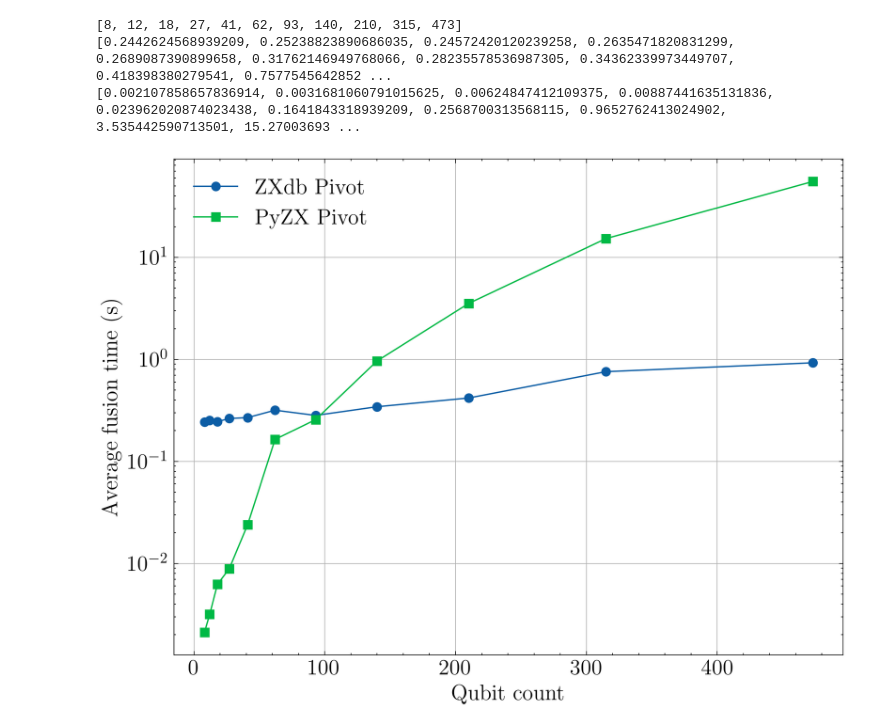
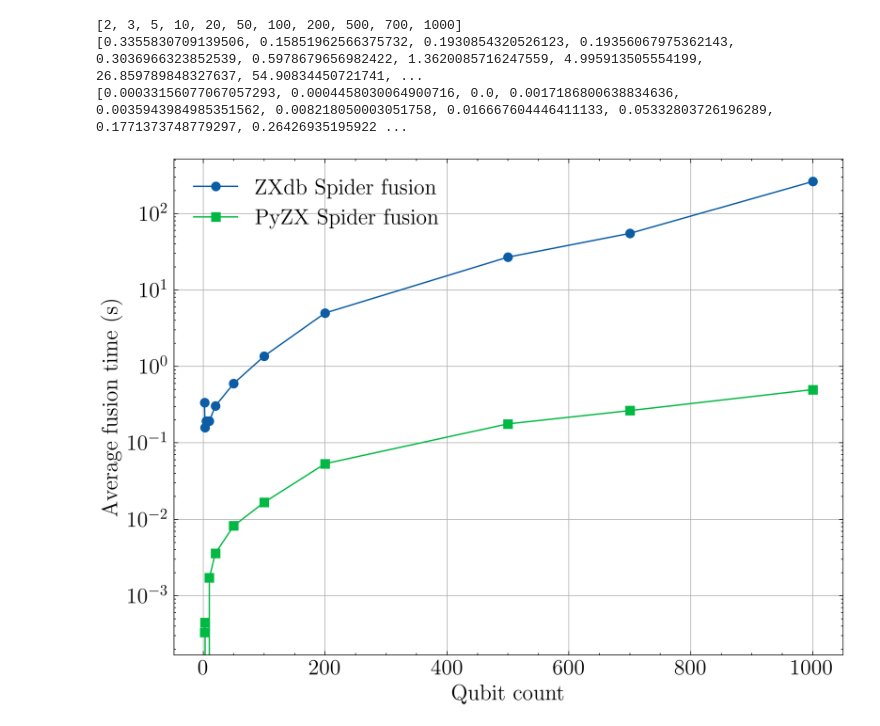
Before and after one commit to valterUo/zxdb, a Jupyter notebook: experiments/plot_results.ipynb, the cells around one changed output. Cells and saved outputs as stored; diff of their text form; code cells hidden in the pictures.

```diff
--- a/experiments/plot_results.ipynb
+++ b/experiments/plot_results.ipynb
@@ -16,8 +16,8 @@ plt.rcParams.update({
 })
 
 # Path to your experiment folder
-rule = "pivot"
-name_in_legend = "Pivot"
+rule = "spider_fusion"
+name_in_legend = "Spider fusion"
 folder = rule
 
 # Collect results
@@ -26,36 +26,36 @@ results = defaultdict(lambda: {'db': [], 'pyzx': []})
 for fname in os.listdir(folder):
     if fname.endswith('.json'):
         with open(os.path.join(folder, fname), 'r') as f:
             data = json.load(f)
             qubits = data.get('qubits')
-            db_time = data.get(f'db_{rule}_rule_time')
-            pyzx_time = data.get(f'pyzx_{rule}_rule_time')
+            db_time = data.get(f'db_{rule}_time')
+            pyzx_time = data.get(f'pyzx_{rule}_time')
             if qubits is not None and db_time is not None and pyzx_time is not None:
                 results[qubits]['db'].append(db_time)
                 results[qubits]['pyzx'].append(pyzx_time)
 
 # Prepare data for plotting
 qubit_counts = sorted(results.keys())
 db_times = [sum(results[q]['db'])/len(results[q]['db']) for q in qubit_counts]
 pyzx_times = [sum(results[q]['pyzx'])/len(results[q]['pyzx']) for q in qubit_counts]
 
 print(qubit_counts)
 print(db_times)
 print(pyzx_times)
 
 # Plot
 plt.figure(figsize=(8,6))
 plt.plot(qubit_counts, db_times, 'o-', label=f'ZXdb {name_in_legend}')
 plt.plot(qubit_counts, pyzx_times, 's-', label=f'PyZX {name_in_legend}')
 plt.xlabel('Qubit count')
 plt.ylabel('Average fusion time (s)')
 plt.yscale('log')
 plt.legend()
 plt.grid(True)
 plt.tight_layout()
 plt.show()
 # %% [output]
-[8, 12, 18, 27, 41, 62, 93, 140, 210, 315, 473]
-[0.2442624568939209, 0.25238823890686035, 0.24572420120239258, 0.2635471820831299, 0.2689087390899658, 0.31762146949768066, 0.28235578536987305, 0.34362339973449707, 0.418398380279541, 0.7577545642852 ...
-[0.002107858657836914, 0.0031681060791015625, 0.00624847412109375, 0.00887441635131836, 0.023962020874023438, 0.1641843318939209, 0.2568700313568115, 0.9652762413024902, 3.535442590713501, 15.27003693 ...
+[2, 3, 5, 10, 20, 50, 100, 200, 500, 700, 1000]
+[0.3355830709139506, 0.15851962566375732, 0.1930854320526123, 0.19356067975362143, 0.3036966323852539, 0.5978679656982422, 1.3620085716247559, 4.995913505554199, 26.859789848327637, 54.90834450721741, ...
+[0.00033156077067057293, 0.0004458030064900716, 0.0, 0.0017186800638834636, 0.0035943984985351562, 0.008218050003051758, 0.016667604446411133, 0.05332803726196289, 0.1771373748779297, 0.26426935195922 ...
-[figure, old version]
+[figure, new version]
```
Also changed, not shown: parts of 2 cells of this notebook, 51 other files.
